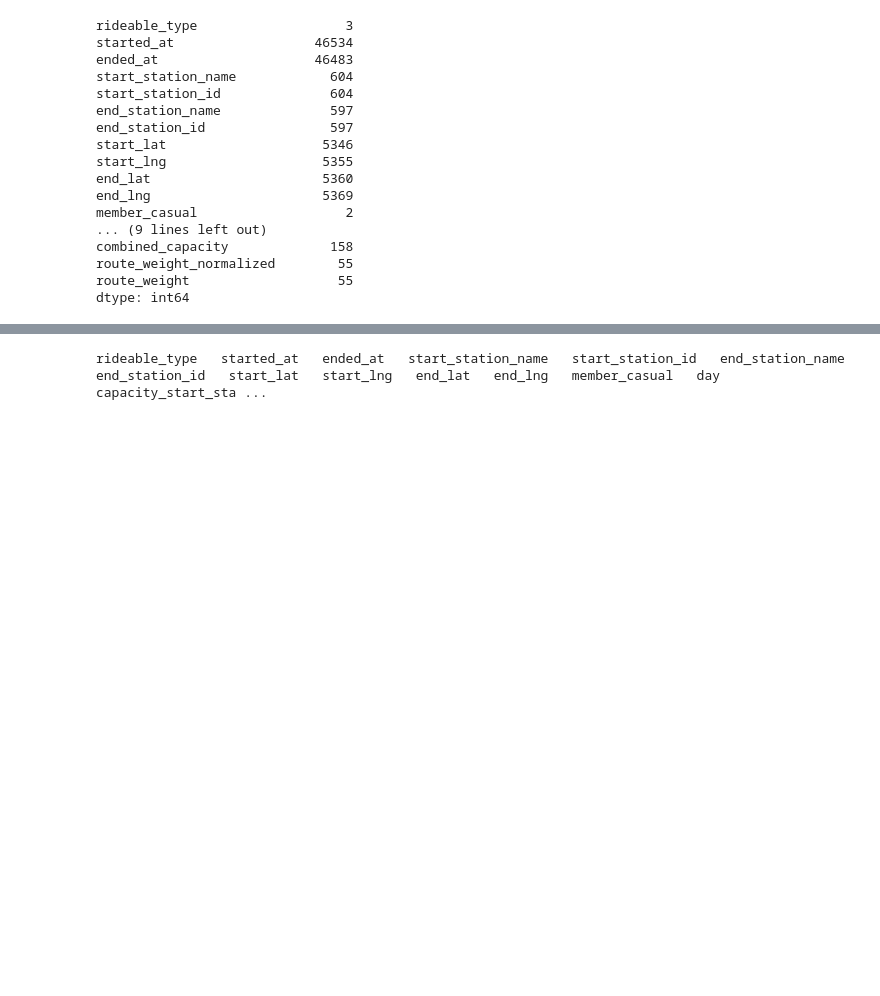
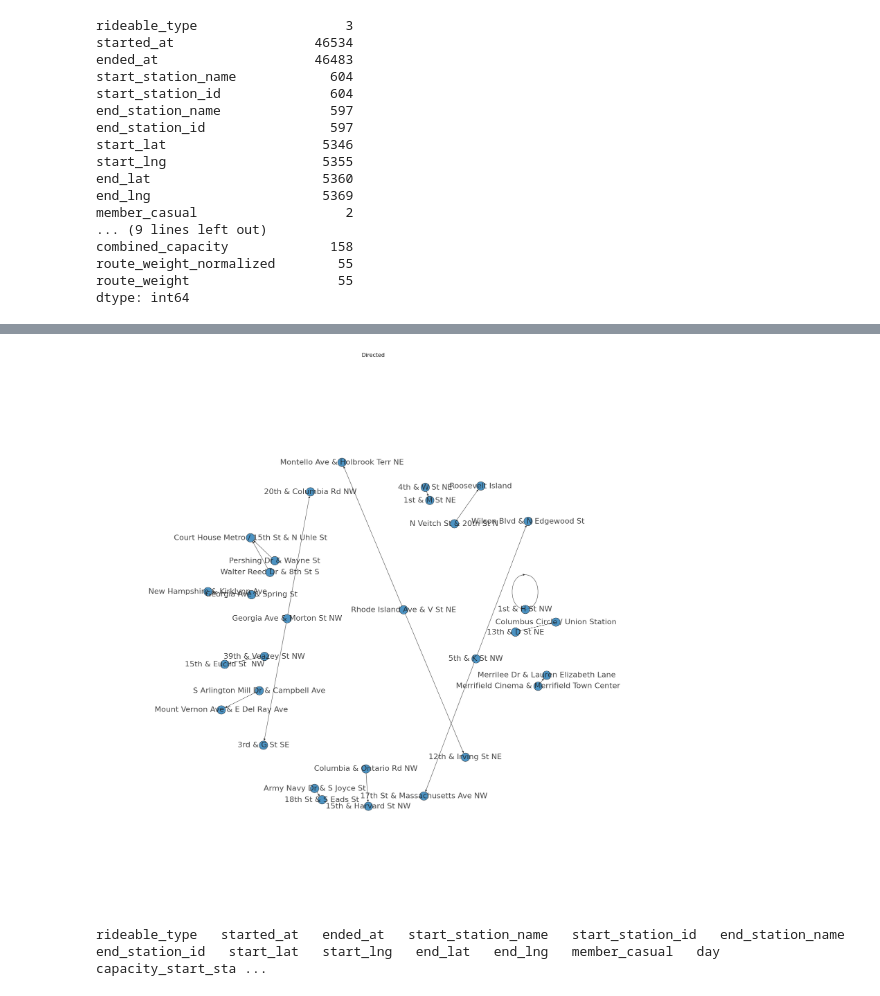
Before and after one commit to jaddel/education_cab_github, a Jupyter notebook: assignment_2/task1/task1.1.ipynb, the cells around one changed output, grey strips where cells are left out. Drawn from its saved outputs; the diff is of its cells as text; code cells hidden in the pictures; blank space fills up the shorter version.

```diff
--- a/assignment_2/task1/task1.1.ipynb
+++ b/assignment_2/task1/task1.1.ipynb
@@ -351,9 +346,12 @@ See the caveats in the documentation: https://pandas.pydata.org/pandas-docs/stab
 G=nx.from_pandas_edgelist(data4.head(20), 'start_station_name', 'end_station_name', create_using=nx.DiGraph(), )
 # %%
 # Make the graph
-nx.draw(G, with_labels=True, font_size=10, node_size=100, alpha=0.8, arrows=True, pos=nx.spring_layout(G))
+plt.figure(figsize=(20, 20))
+nx.draw(G, with_labels=True, font_size=20, node_size=500, alpha=0.8, arrows=True, pos=nx.spring_layout(G))
 plt.title("Directed")
 plt.show()
+# %% [output]
+[figure, added]
 # %%
 list_columns(df)
 # %% [output]
```
Also changed, not shown: parts of 2 cells of this notebook, 3 other files.
